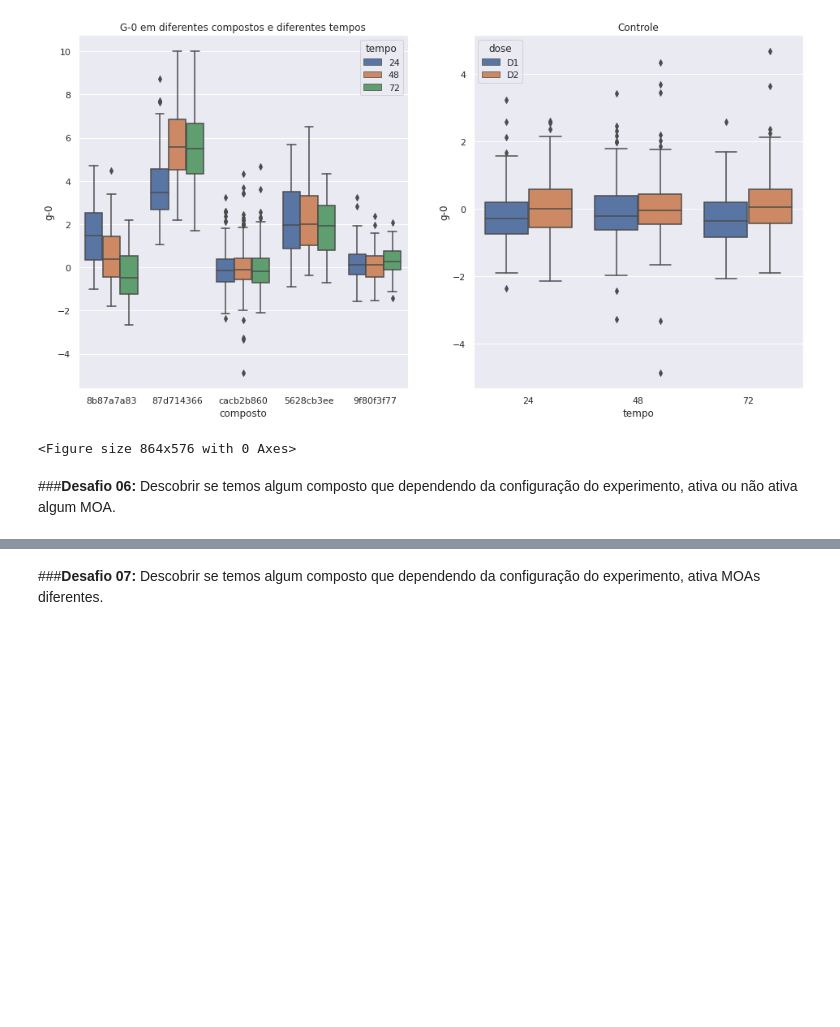
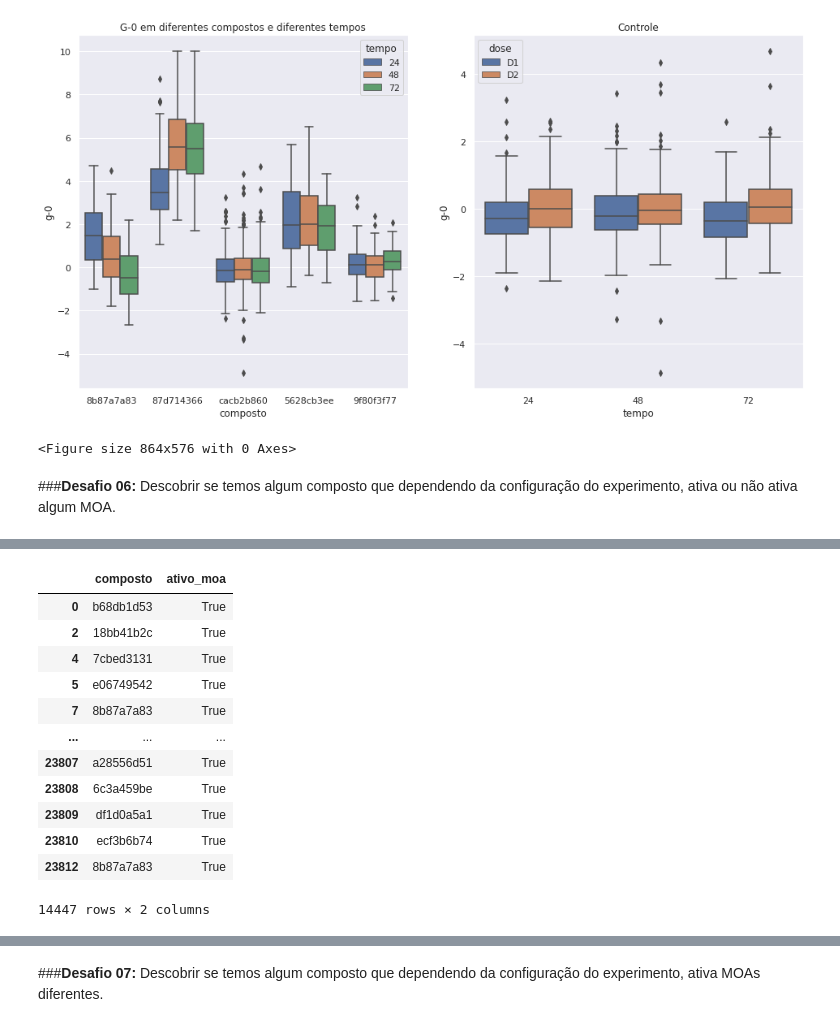
Before and after one commit to Andremarcucci98/ImersaoDados3--Alura, a Jupyter notebook: Imersao_Dados_Aula04.ipynb, the cells around one changed output, grey strips where cells are left out. Drawn from its saved outputs; the diff is of its cells as text; code cells hidden in the pictures; blank space fills up the shorter version.

```diff
--- a/Imersao_Dados_Aula04.ipynb
+++ b/Imersao_Dados_Aula04.ipynb
@@ -566,0 +656,18 @@ Text(0.5, 1.0, 'Controle')
+# %%
+#Separando DataFrame entre "ativos" e "inativos"
+dados_teste1 = dados_combinados[['composto', 'ativo_moa']].query('ativo_moa == True')
+dados_teste1
+# %% [output]
+|  | composto | ativo_moa |
+| 0 | b68db1d53 | True |
+| 2 | 18bb41b2c | True |
+| 4 | 7cbed3131 | True |
+| 5 | e06749542 | True |
+| 7 | 8b87a7a83 | True |
+| ... | ... | ... |
+| 23807 | a28556d51 | True |
+| 23808 | 6c3a459be | True |
+| 23809 | df1d0a5a1 | True |
+| 23810 | ecf3b6b74 | True |
+| 23812 | 8b87a7a83 | True |
+14447 rows × 2 columns
```
Also changed, not shown: parts of 39 cells of this notebook.
